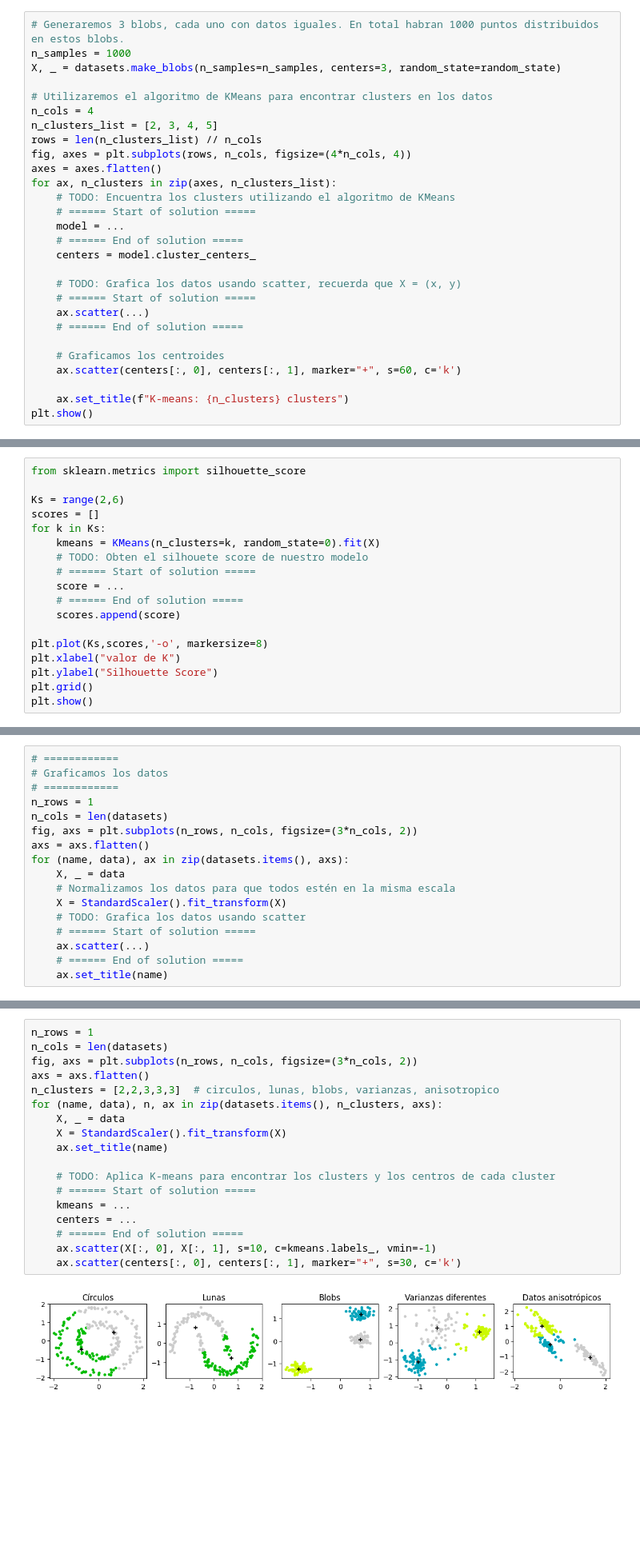
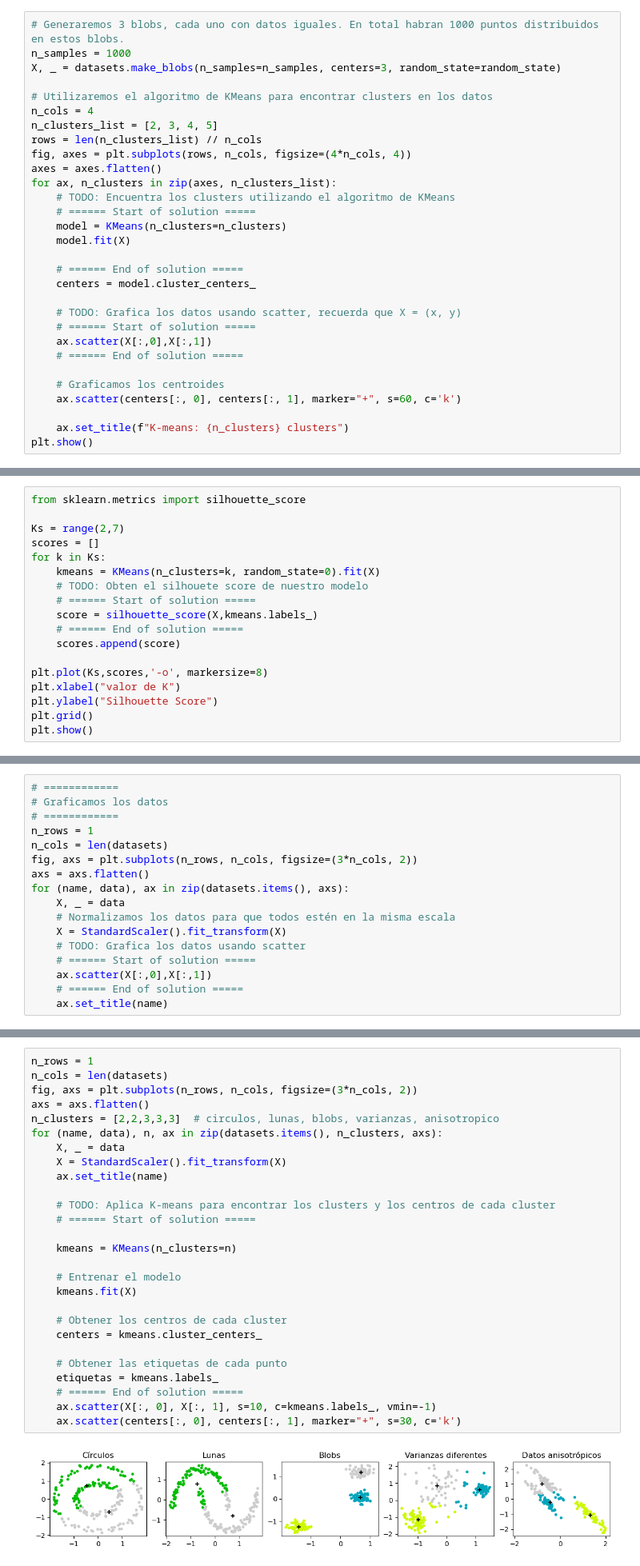
Before and after one commit to r-ibarrab/ElMaviri, a Jupyter notebook: ejercicio_4-kmeans-dbscan/ejercicio_4.ipynb, the cells around one changed output, grey strips where cells are left out. Shown: that part at 80% size. Cells and saved outputs as stored; diff of their text form; blank space fills up the shorter version.

```diff
--- a/ejercicio_4-kmeans-dbscan/ejercicio_4.ipynb
+++ b/ejercicio_4-kmeans-dbscan/ejercicio_4.ipynb
@@ -30,13 +30,15 @@ axes = axes.flatten()
 for ax, n_clusters in zip(axes, n_clusters_list):
     # TODO: Encuentra los clusters utilizando el algoritmo de KMeans
     # ====== Start of solution =====
-    model = ...
+    model = KMeans(n_clusters=n_clusters)
+    model.fit(X)
+
     # ====== End of solution =====
     centers = model.cluster_centers_
 
     # TODO: Grafica los datos usando scatter, recuerda que X = (x, y)
     # ====== Start of solution =====
-    ax.scatter(...)
+    ax.scatter(X[:,0],X[:,1])
     # ====== End of solution =====
 
     # Graficamos los centroides
@@ -61,13 +65,13 @@ En la siguiente sección seguiremos esta estrategia para saber cuantos clusters
 # %%
 from sklearn.metrics import silhouette_score
 
-Ks = range(2,6)
+Ks = range(2,7)
 scores = []
 for k in Ks:
     kmeans = KMeans(n_clusters=k, random_state=0).fit(X)
     # TODO: Obten el silhouete score de nuestro modelo
     # ====== Start of solution =====
-    score = ...
+    score = silhouette_score(X,kmeans.labels_)
     # ====== End of solution =====
     scores.append(score)
 
@@ -126,7 +132,7 @@ for (name, data), ax in zip(datasets.items(), axs):
     X = StandardScaler().fit_transform(X)
     # TODO: Grafica los datos usando scatter
     # ====== Start of solution =====
-    ax.scatter(...)
+    ax.scatter(X[:,0],X[:,1])
     # ====== End of solution =====
     ax.set_title(name)
 # %% [output]
@@ -136,23 +142,32 @@ Aplica K-means a cada uno de los datasets anteriores
 # %%
 n_rows = 1
 n_cols = len(datasets)
 fig, axs = plt.subplots(n_rows, n_cols, figsize=(3*n_cols, 2))
 axs = axs.flatten()
 n_clusters = [2,2,3,3,3]  # circulos, lunas, blobs, varianzas, anisotropico
 for (name, data), n, ax in zip(datasets.items(), n_clusters, axs):
     X, _ = data
     X = StandardScaler().fit_transform(X)
     ax.set_title(name)
 
     # TODO: Aplica K-means para encontrar los clusters y los centros de cada cluster
     # ====== Start of solution =====
-    kmeans = ...
-    centers = ...
+
+    kmeans = KMeans(n_clusters=n)
+
+    # Entrenar el modelo
+    kmeans.fit(X)
+
+    # Obtener los centros de cada cluster
+    centers = kmeans.cluster_centers_
+
+    # Obtener las etiquetas de cada punto
+    etiquetas = kmeans.labels_
     # ====== End of solution =====
     ax.scatter(X[:, 0], X[:, 1], s=10, c=kmeans.labels_, vmin=-1)
     ax.scatter(centers[:, 0], centers[:, 1], marker="+", s=30, c='k')
 # %% [output]
-[figure, old version]
+[figure, new version]
 # %% [markdown]
 # DBScan
 DBScan es otro método de agrupamiento que encuentra clusters que funciona a través de densidad local.
```
Also changed, not shown: parts of 5 cells of this notebook.
